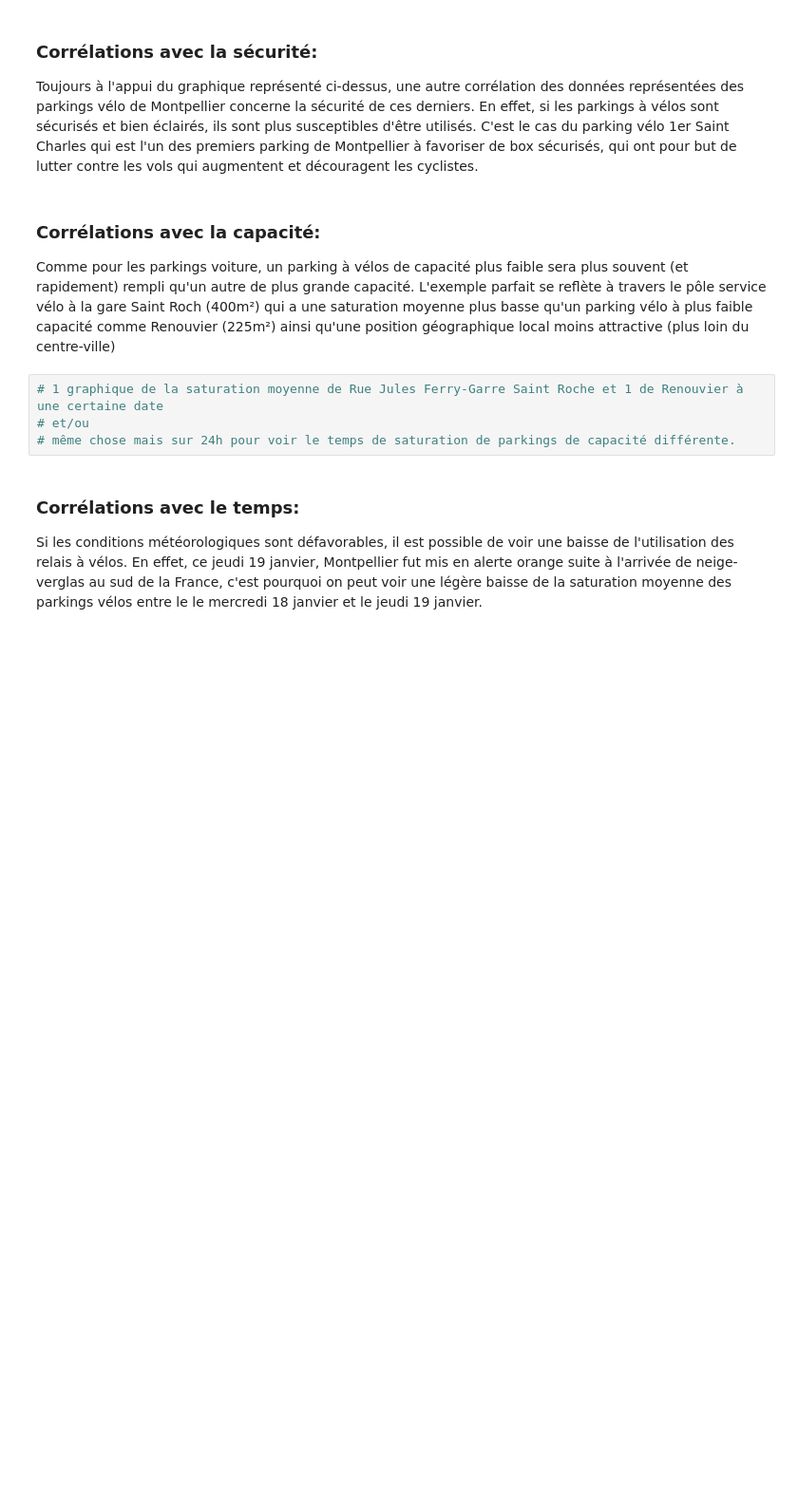
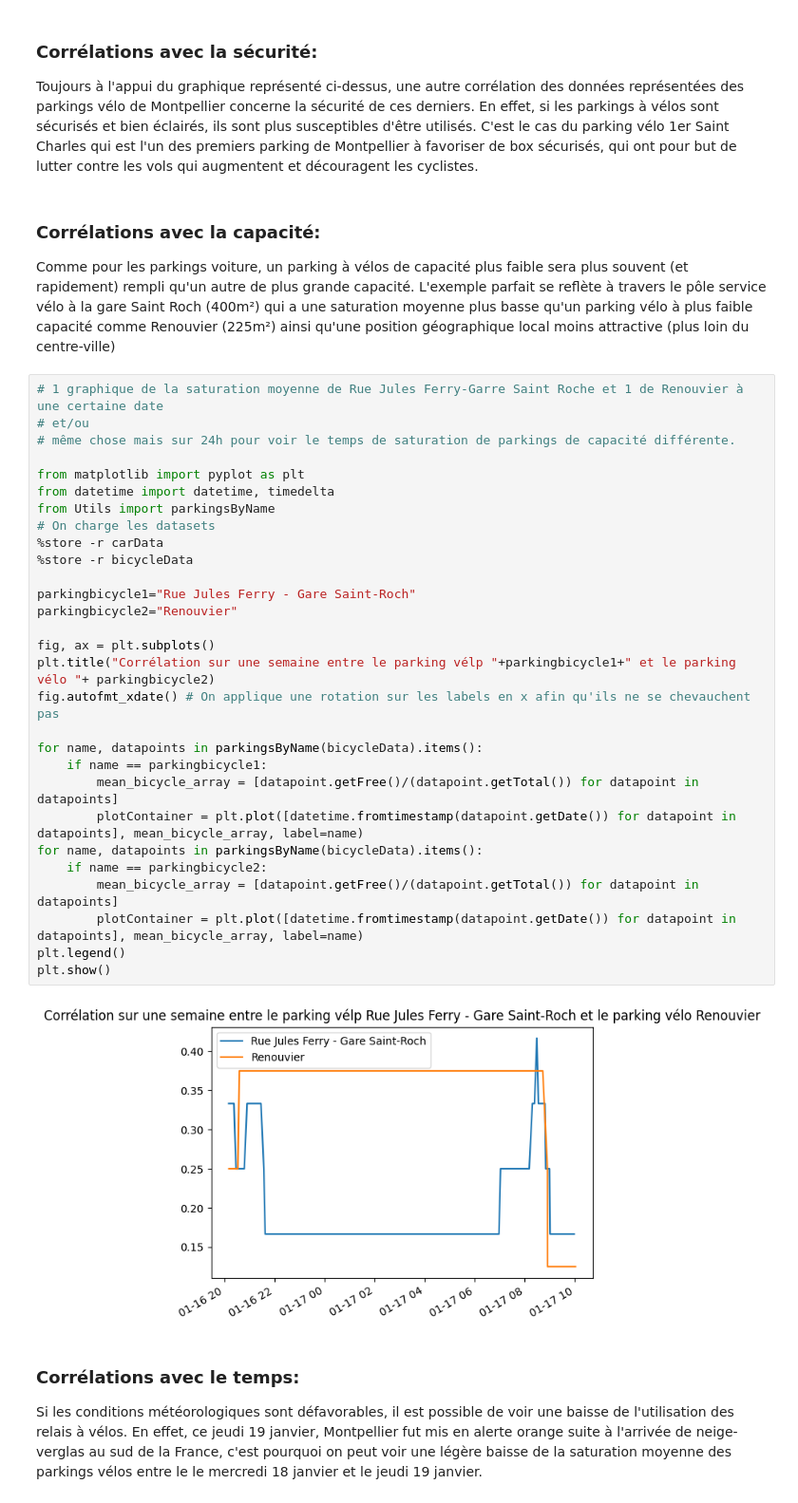
Before and after one commit to ruben-rouviere/sae15, a Jupyter notebook: src/analysis/jupyter.ipynb, the cells around one changed output. Shown at 95% size. Cells and saved outputs as stored; diff of their text form; blank space fills up the shorter version.

Commit message:
Corrélation entre 1 parking vélo et 1 parking voiture prohes sur le temps Corrélations avec la capacité:

```diff
--- a/src/analysis/jupyter.ipynb
+++ b/src/analysis/jupyter.ipynb
@@ -280,10 +280,37 @@ Toujours à l'appui du graphique représenté ci-dessus, une autre corrélation
 # %% [markdown]
 ### Corrélations avec la capacité:
 Comme pour les parkings voiture, un parking à vélos de capacité plus faible sera plus souvent (et rapidement) rempli qu'un autre de plus grande capacité. L'exemple parfait se reflète à travers le pôle service vélo à la gare Saint Roch (400m²) qui a une saturation moyenne plus basse qu'un parking vélo à plus faible capacité comme Renouvier (225m²) ainsi qu'une position géographique local moins attractive (plus loin du centre-ville)
-# %%
-# 1 graphique de la saturation moyenne de Rue Jules Ferry-Garre Saint Roche et 1 de Renouvier à une certaine date
-# et/ou
-# même chose mais sur 24h pour voir le temps de saturation de parkings de capacité différente.
+# %%
+# 1 graphique de la saturation moyenne de Rue Jules Ferry-Garre Saint Roche et 1 de Renouvier à une certaine date
+# et/ou
+# même chose mais sur 24h pour voir le temps de saturation de parkings de capacité différente.
+
+from matplotlib import pyplot as plt
+from datetime import datetime, timedelta
+from Utils import parkingsByName
+# On charge les datasets
+%store -r carData
+%store -r bicycleData
+
+parkingbicycle1="Rue Jules Ferry - Gare Saint-Roch"
+parkingbicycle2="Renouvier"
+
+fig, ax = plt.subplots()
+plt.title("Corrélation sur une semaine entre le parking vélp "+parkingbicycle1+" et le parking vélo "+ parkingbicycle2)
+fig.autofmt_xdate() # On applique une rotation sur les labels en x afin qu'ils ne se chevauchent pas
+
+for name, datapoints in parkingsByName(bicycleData).items():
+    if name == parkingbicycle1:
+        mean_bicycle_array = [datapoint.getFree()/(datapoint.getTotal()) for datapoint in datapoints]
+        plotContainer = plt.plot([datetime.fromtimestamp(datapoint.getDate()) for datapoint in datapoints], mean_bicycle_array, label=name)
+for name, datapoints in parkingsByName(bicycleData).items():
+    if name == parkingbicycle2:
+        mean_bicycle_array = [datapoint.getFree()/(datapoint.getTotal()) for datapoint in datapoints]
+        plotContainer = plt.plot([datetime.fromtimestamp(datapoint.getDate()) for datapoint in datapoints], mean_bicycle_array, label=name)
+plt.legend()
+plt.show()
+# %% [output]
+[figure, added]
 # %% [markdown]
 ### Corrélations avec le temps:
 Si les conditions météorologiques sont défavorables, il est possible de voir une baisse de l'utilisation des relais à vélos. En effet, ce jeudi 19 janvier, Montpellier fut mis en alerte orange suite à l'arrivée de neige-verglas au sud de la France, c'est pourquoi on peut voir une légère baisse de la saturation moyenne des parkings vélos entre le le mercredi 18 janvier et le jeudi 19 janvier.
```
Also changed, not shown: parts of 2 cells of this notebook.
